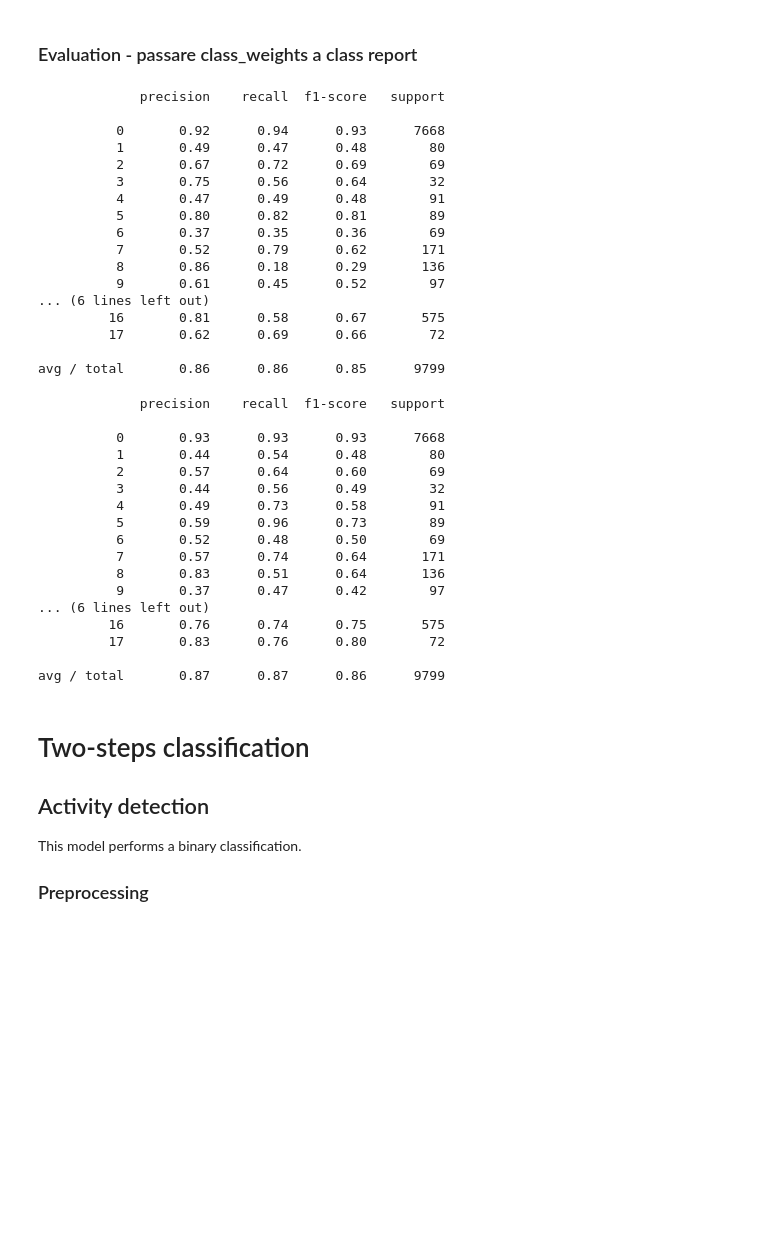
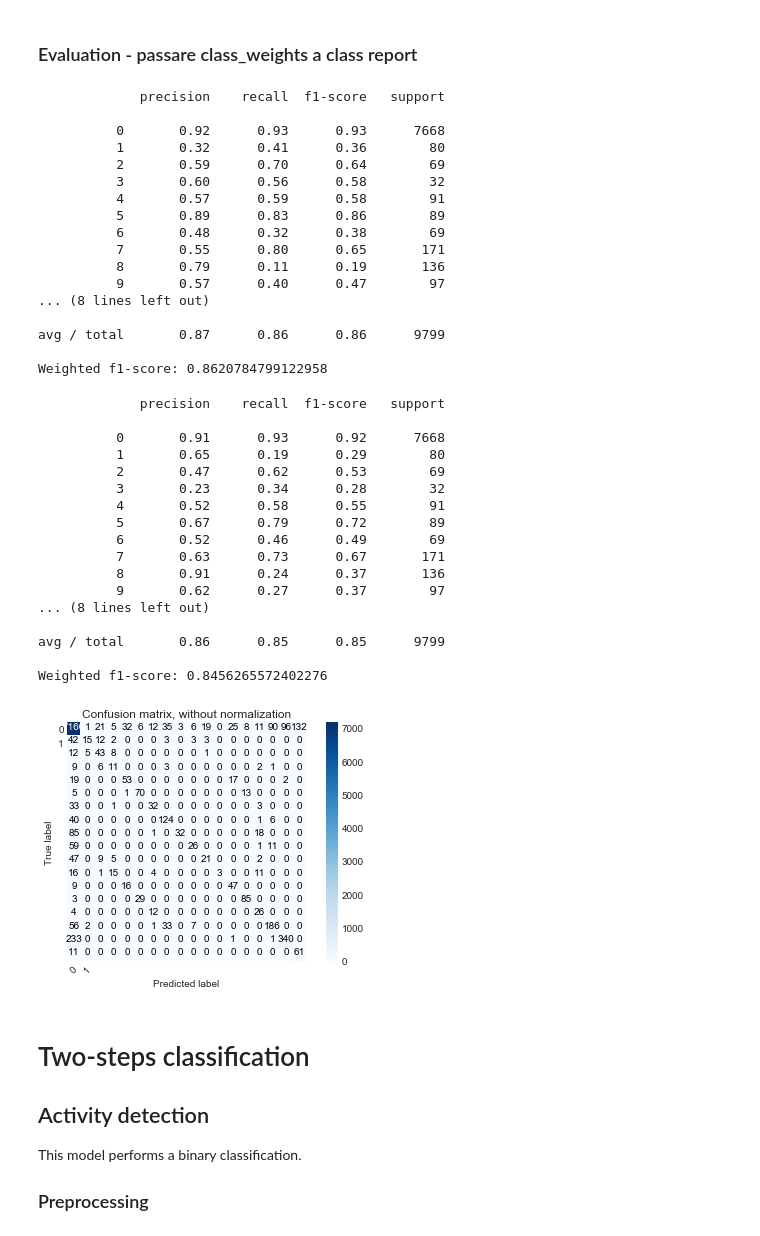
Before and after one commit to MatteoDrago/hda-project, a Jupyter notebook: code/Task B/TaskB.ipynb, the cells around one changed output. Cells and saved outputs as stored; diff of their text form; code cells hidden in the pictures; blank space fills up the shorter version.

```diff
--- a/code/Task B/TaskB.ipynb
+++ b/code/Task B/TaskB.ipynb
@@ -97,47 +98,59 @@ Epoch 00015: val_loss did not improve
 # %%
 Y_pred = oneshot_model.predict_classes(X_test)
 print(classification_report(Y_test, Y_pred))
+print("Weighted f1-score:", f1_score(Y_test, Y_pred, average='weighted'))
 # %% [output]
              precision    recall  f1-score   support
 
-          0       0.92      0.94      0.93      7668
-          1       0.49      0.47      0.48        80
-          2       0.67      0.72      0.69        69
-          3       0.75      0.56      0.64        32
-          4       0.47      0.49      0.48        91
-          5       0.80      0.82      0.81        89
-          6       0.37      0.35      0.36        69
-          7       0.52      0.79      0.62       171
-          8       0.86      0.18      0.29       136
-          9       0.61      0.45      0.52        97
-... (6 lines left out)
-         16       0.81      0.58      0.67       575
-         17       0.62      0.69      0.66        72
+          0       0.92      0.93      0.93      7668
+          1       0.32      0.41      0.36        80
+          2       0.59      0.70      0.64        69
+          3       0.60      0.56      0.58        32
+          4       0.57      0.59      0.58        91
+          5       0.89      0.83      0.86        89
+          6       0.48      0.32      0.38        69
+          7       0.55      0.80      0.65       171
+          8       0.79      0.11      0.19       136
+          9       0.57      0.40      0.47        97
+... (8 lines left out)
 
-avg / total       0.86      0.86      0.85      9799
+avg / total       0.87      0.86      0.86      9799
+
+Weighted f1-score: 0.8620784799122958
 # %%
 oneshot_model_best = load_model('./data/model_BOS_3.hdf5')
 
 Y_pred = oneshot_model_best.predict_classes(X_test)
 print(classification_report(Y_test, Y_pred))
+print("Weighted f1-score:", f1_score(Y_test, Y_pred, average='weighted'))
 # %% [output]
              precision    recall  f1-score   support
 
-          0       0.93      0.93      0.93      7668
-          1       0.44      0.54      0.48        80
-          2       0.57      0.64      0.60        69
-          3       0.44      0.56      0.49        32
-          4       0.49      0.73      0.58        91
-          5       0.59      0.96      0.73        89
-          6       0.52      0.48      0.50        69
-          7       0.57      0.74      0.64       171
-          8       0.83      0.51      0.64       136
-          9       0.37      0.47      0.42        97
-... (6 lines left out)
-         16       0.76      0.74      0.75       575
-         17       0.83      0.76      0.80        72
+          0       0.91      0.93      0.92      7668
+          1       0.65      0.19      0.29        80
+          2       0.47      0.62      0.53        69
+          3       0.23      0.34      0.28        32
+          4       0.52      0.58      0.55        91
+          5       0.67      0.79      0.72        89
+          6       0.52      0.46      0.49        69
+          7       0.63      0.73      0.67       171
+          8       0.91      0.24      0.37       136
+          9       0.62      0.27      0.37        97
+... (8 lines left out)
 
-avg / total       0.87      0.87      0.86      9799
+avg / total       0.86      0.85      0.85      9799
+
+Weighted f1-score: 0.8456265572402276
+# %%
+cnf_matrix = confusion_matrix(Y_test, Y_pred)
+np.set_printoptions(precision=2)
+
+sns.set_style("dark")
+plt.figure()
+utils.plot_confusion_matrix(cnf_matrix, classes=[0,1],
+                      title='Confusion matrix, without normalization')
+# %% [output]
+[figure, added]
 # %% [markdown]
 # Two-steps classification
 ## Activity detection
```
Also changed, not shown: parts of 13 cells of this notebook, 4 other files.
